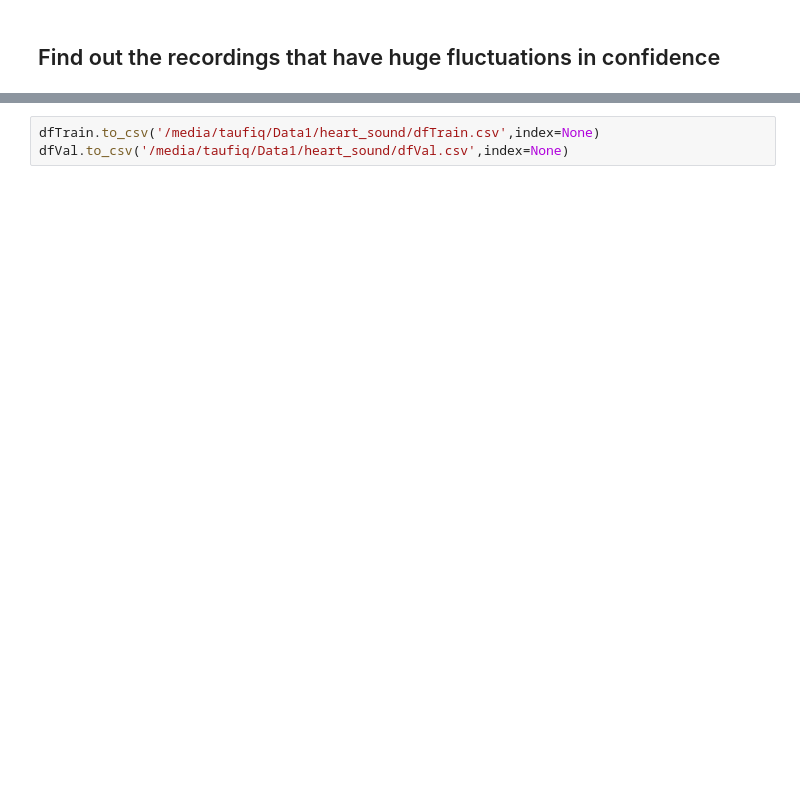
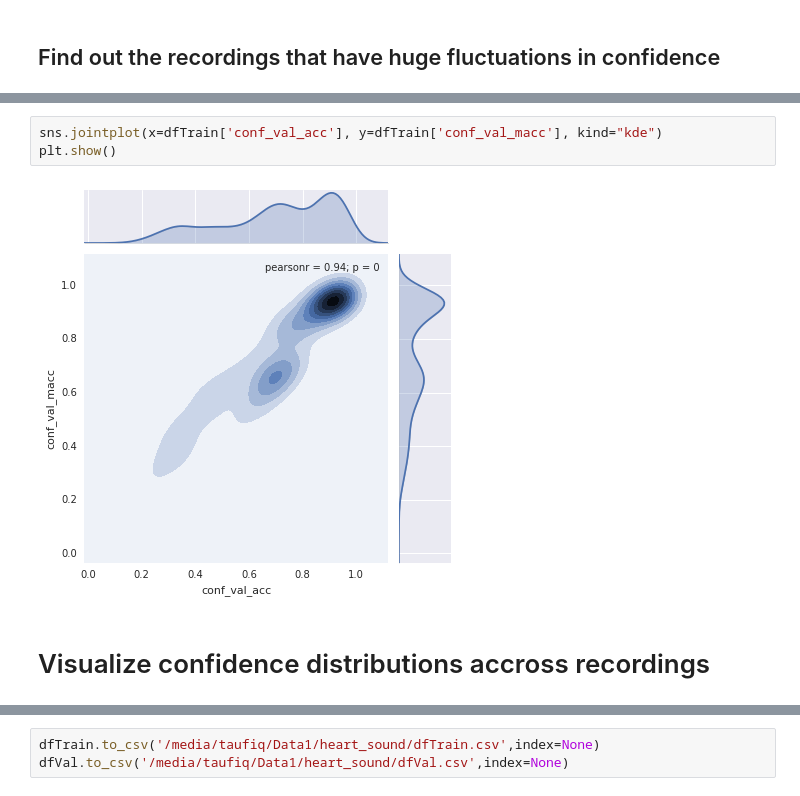
Before and after one commit to AhmedImtiazPrio/heartnet, a Jupyter notebook: codes/eval.ipynb, the cells around one changed output, grey strips where cells are left out. Saved outputs shown, nothing was run; the diff lists cells and outputs as text; blank space fills up the shorter version.

```diff
--- a/codes/eval.ipynb
+++ b/codes/eval.ipynb
@@ -358 +455,8 @@ plt.show()
+# %%
+sns.jointplot(x=dfTrain['conf_val_acc'], y=dfTrain['conf_val_macc'], kind="kde")
+plt.show()
+# %% [output]
+[figure, added]
+# %% [markdown]
+# Visualize confidence distributions accross recordings
 # %%
```
Also changed, not shown: parts of 26 cells of this notebook, 1 other file.
